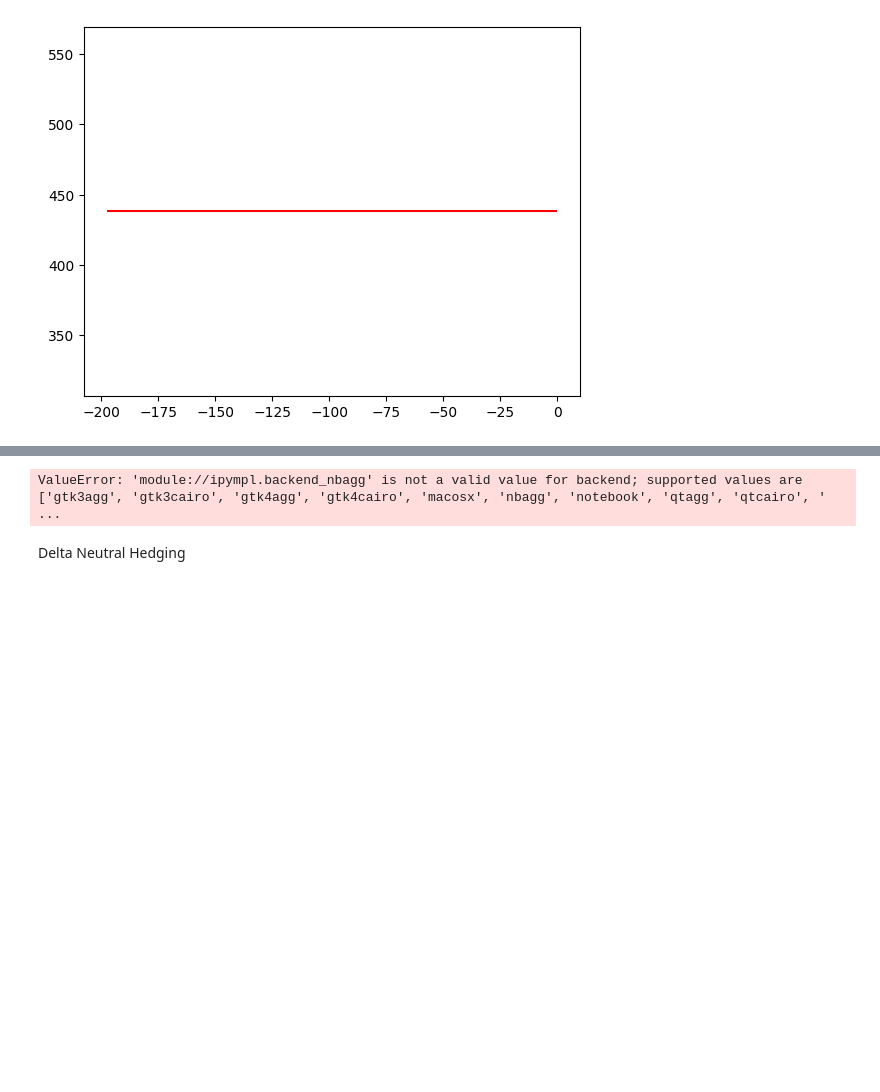
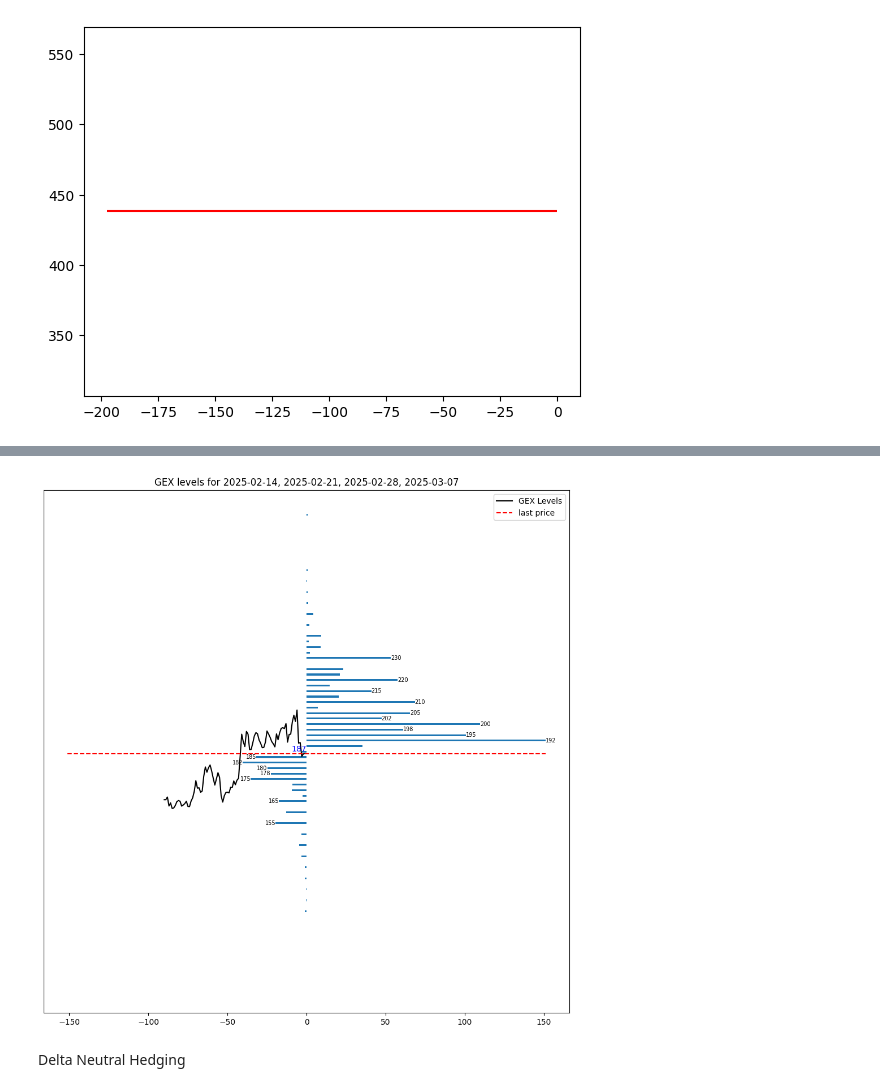
Before and after one commit to JonathanMasih/DatePicker, a Jupyter notebook: gexxer_reveal_gex_levels.ipynb, the cells around one changed output, grey strips where cells are left out. Cells and saved outputs as stored; diff of their text form; code cells hidden in the pictures; blank space fills up the shorter version.

```diff
--- a/gexxer_reveal_gex_levels.ipynb
+++ b/gexxer_reveal_gex_levels.ipynb
@@ -346,8 +346,6 @@ from scipy.stats import norm
 
 import yfinance as yf
 
-import matplotlib.pyplot as plt
-%matplotlib widget
 
 
 def black_scholes_gamma(S, K, T, r, sigma):
@@ -498,7 +496,7 @@ tickers_ninjatrader = ['SPY']
 
 
 # ONLY FUTURES & OPTIONS compatible with yahoo finance
-TICKER = "SPY"
+TICKER = "GOOGL"
 
 period_asset_price="max"
 period_asset_price="90d"
@@ -552,4 +550,4 @@ Successfully installed ipympl-0.9.3 jedi-0.19.2
-ValueError: 'module://ipympl.backend_nbagg' is not a valid value for backend; supported values are ['gtk3agg', 'gtk3cairo', 'gtk4agg', 'gtk4cairo', 'macosx', 'nbagg', 'notebook', 'qtagg', 'qtcairo', ' ...
+[figure, added]
 # %% [markdown]
 Delta Neutral Hedging
 # %%
```
Also changed, not shown: parts of 1 cell of this notebook.
